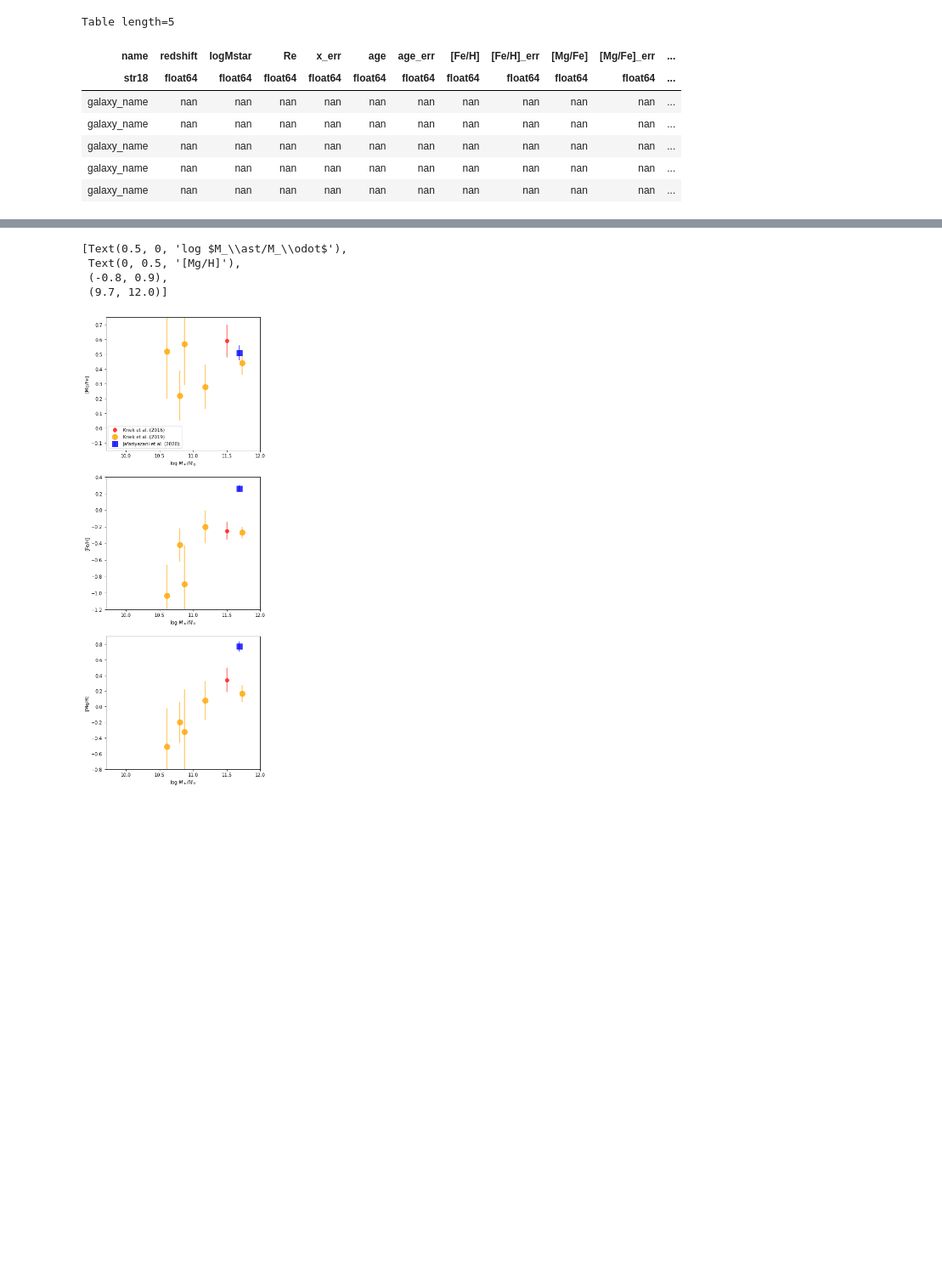
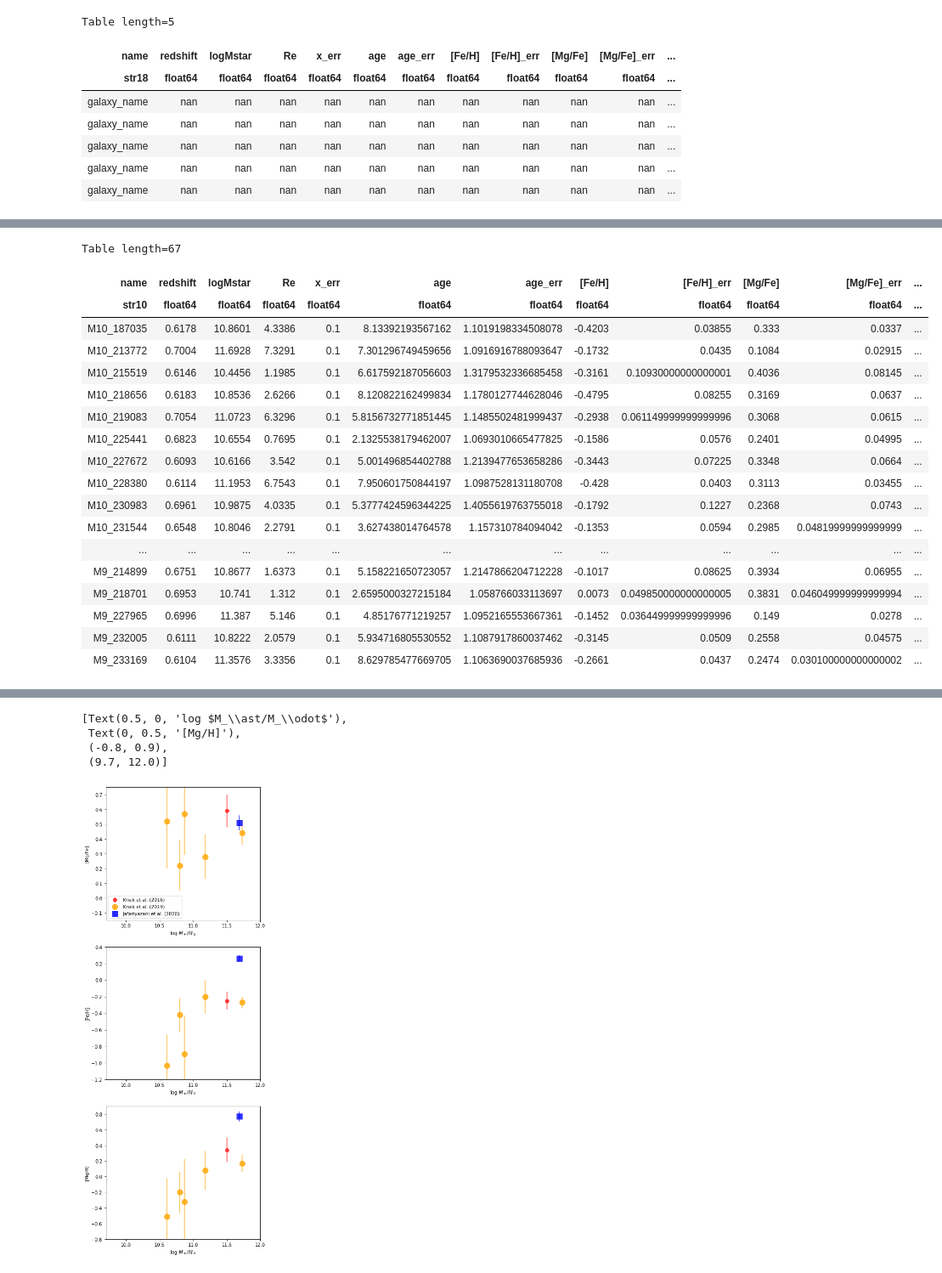
Before and after one commit to jk3sxp/Pathak_2021, a Jupyter notebook: z=0_Observations.ipynb, the cells around one changed output, grey strips where cells are left out. Shown at 85% size. Drawn from its saved outputs; the diff is of its cells as text; code cells hidden in the pictures; blank space fills up the shorter version.

```diff
--- a/z=0_Observations.ipynb
+++ b/z=0_Observations.ipynb
@@ -205,0 +117,76 @@ Table length=1
+# %%
+########################
+# Beverage et al. (2021)
+########################
+# 67 galaxies
+
+name = []
+rredshift = []
+logMstar = []
+Re = []
+age = []
+age_err = []
+FeH = []
+FeH_err = []
+MgFe = []
+MgFe_err = []
+MgH = []
+MgH_err = []
+
+with open('beverage21_legacDR2_results.dat', 'r') as f:
+    next(f)
+    for row in f:
+        line=row.rstrip().split(' ')
+#         line = [float(bang) for bang in bing[1:]]
+        name.append(line[0])
+        rredshift.append(float(line[1]))
+        logMstar.append(float(line[3]))
+        Re.append(float(line[6]))
+        age.append(float(line[21]))
+        age_err.append((float(line[22])+float(line[23])/2))
+        FeH.append(float(line[9]))
+        FeH_err.append((float(line[10])+float(line[11])/2))
+        MgFe.append(float(line[15]))
+        MgFe_err.append((float(line[16])+float(line[17])/2))
+        MgH.append(float(line[12]))
+        MgH_err.append((float(line[13])+float(line[14])/2))
+
+bev21 = sample_template[0:len(name)].copy()
+bev21.meta['label'] = 'z~0.7 (Beverage et al. 2021)'
+
+bev21['name'] = name
+bev21['redshift'] = rredshift
+bev21['logMstar'] = logMstar
+bev21['Re'] = Re
+bev21['x_err'] = np.full(len(name), 0.1)
+bev21['age'] = 10**np.array(age)
+bev21['age_err'] = 10**np.array(age_err)
+bev21['[Fe/H]'] = FeH
+bev21['[Fe/H]_err'] = FeH_err
+bev21['[Mg/Fe]'] = MgFe
+bev21['[Mg/Fe]_err'] = MgFe_err
+bev21['[Mg/H]'] = MgH
+bev21['[Mg/H]_err'] = MgH_err
+
+# print out table
+bev21
+# %% [output]
+Table length=67
+| name | redshift | logMstar | Re | x_err | age | age_err | [Fe/H] | [Fe/H]_err | [Mg/Fe] | [Mg/Fe]_err | ... |
+| str10 | float64 | float64 | float64 | float64 | float64 | float64 | float64 | float64 | float64 | float64 | ... |
+| M10_187035 | 0.6178 | 10.8601 | 4.3386 | 0.1 | 8.13392193567162 | 1.1019198334508078 | -0.4203 | 0.03855 | 0.333 | 0.0337 | ... |
+| M10_213772 | 0.7004 | 11.6928 | 7.3291 | 0.1 | 7.301296749459656 | 1.0916916788093647 | -0.1732 | 0.0435 | 0.1084 | 0.02915 | ... |
+| M10_215519 | 0.6146 | 10.4456 | 1.1985 | 0.1 | 6.617592187056603 | 1.3179532336685458 | -0.3161 | 0.10930000000000001 | 0.4036 | 0.08145 | ... |
+| M10_218656 | 0.6183 | 10.8536 | 2.6266 | 0.1 | 8.120822162499834 | 1.1780127744628046 | -0.4795 | 0.08255 | 0.3169 | 0.0637 | ... |
+| M10_219083 | 0.7054 | 11.0723 | 6.3296 | 0.1 | 5.8156732771851445 | 1.1485502481999437 | -0.2938 | 0.061149999999999996 | 0.3068 | 0.0615 | ... |
+| M10_225441 | 0.6823 | 10.6554 | 0.7695 | 0.1 | 2.1325538179462007 | 1.0693010665477825 | -0.1586 | 0.0576 | 0.2401 | 0.04995 | ... |
+| M10_227672 | 0.6093 | 10.6166 | 3.542 | 0.1 | 5.001496854402788 | 1.2139477653658286 | -0.3443 | 0.07225 | 0.3348 | 0.0664 | ... |
+| M10_228380 | 0.6114 | 11.1953 | 6.7543 | 0.1 | 7.950601750844197 | 1.0987528131180708 | -0.428 | 0.0403 | 0.3113 | 0.03455 | ... |
+| M10_230983 | 0.6961 | 10.9875 | 4.0335 | 0.1 | 5.3777424596344225 | 1.4055619763755018 | -0.1792 | 0.1227 | 0.2368 | 0.0743 | ... |
+| M10_231544 | 0.6548 | 10.8046 | 2.2791 | 0.1 | 3.627438014764578 | 1.157310784094042 | -0.1353 | 0.0594 | 0.2985 | 0.04819999999999999 | ... |
+| ... | ... | ... | ... | ... | ... | ... | ... | ... | ... | ... | ... |
+| M9_214899 | 0.6751 | 10.8677 | 1.6373 | 0.1 | 5.158221650723057 | 1.2147866204712228 | -0.1017 | 0.08625 | 0.3934 | 0.06955 | ... |
+| M9_218701 | 0.6953 | 10.741 | 1.312 | 0.1 | 2.6595000327215184 | 1.058766033113697 | 0.0073 | 0.049850000000000005 | 0.3831 | 0.046049999999999994 | ... |
+| M9_227965 | 0.6996 | 11.387 | 5.146 | 0.1 | 4.85176771219257 | 1.0952165553667361 | -0.1452 | 0.036449999999999996 | 0.149 | 0.0278 | ... |
+| M9_232005 | 0.6111 | 10.8222 | 2.0579 | 0.1 | 5.934716805530552 | 1.1087917860037462 | -0.3145 | 0.0509 | 0.2558 | 0.04575 | ... |
+| M9_233169 | 0.6104 | 11.3576 | 3.3356 | 0.1 | 8.629785477669705 | 1.1063690037685936 | -0.2661 | 0.0437 | 0.2474 | 0.030100000000000002 | ... |
```
Also changed, not shown: parts of 15 cells of this notebook, 22 other files.
